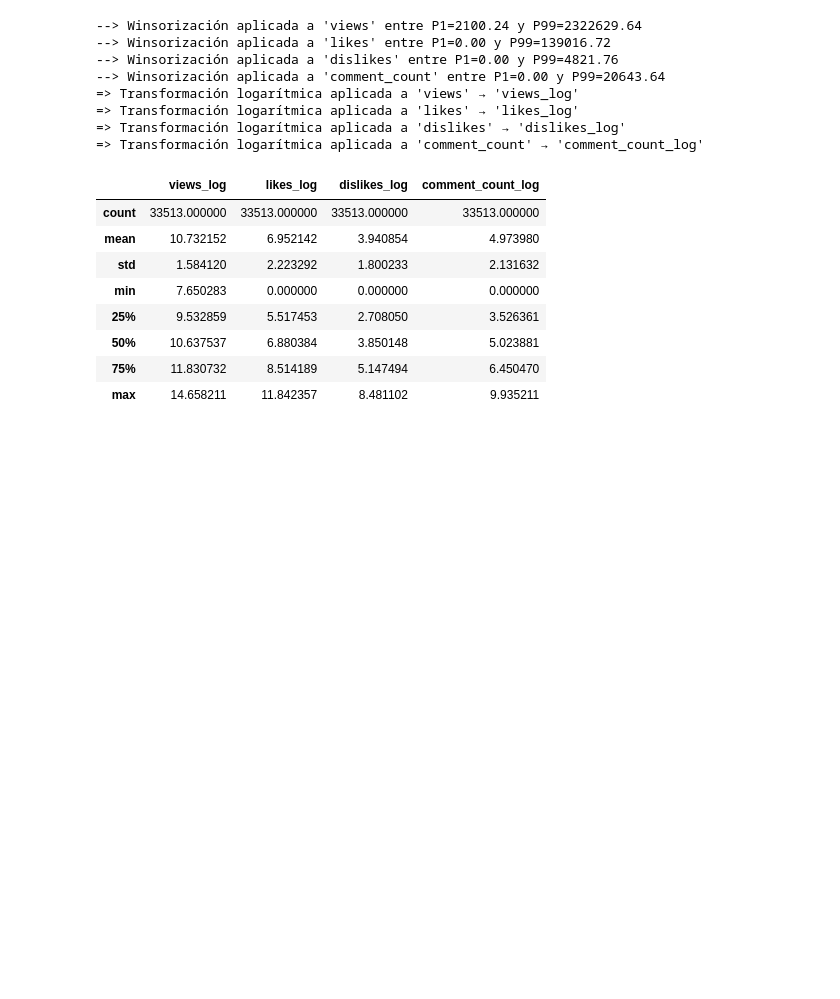
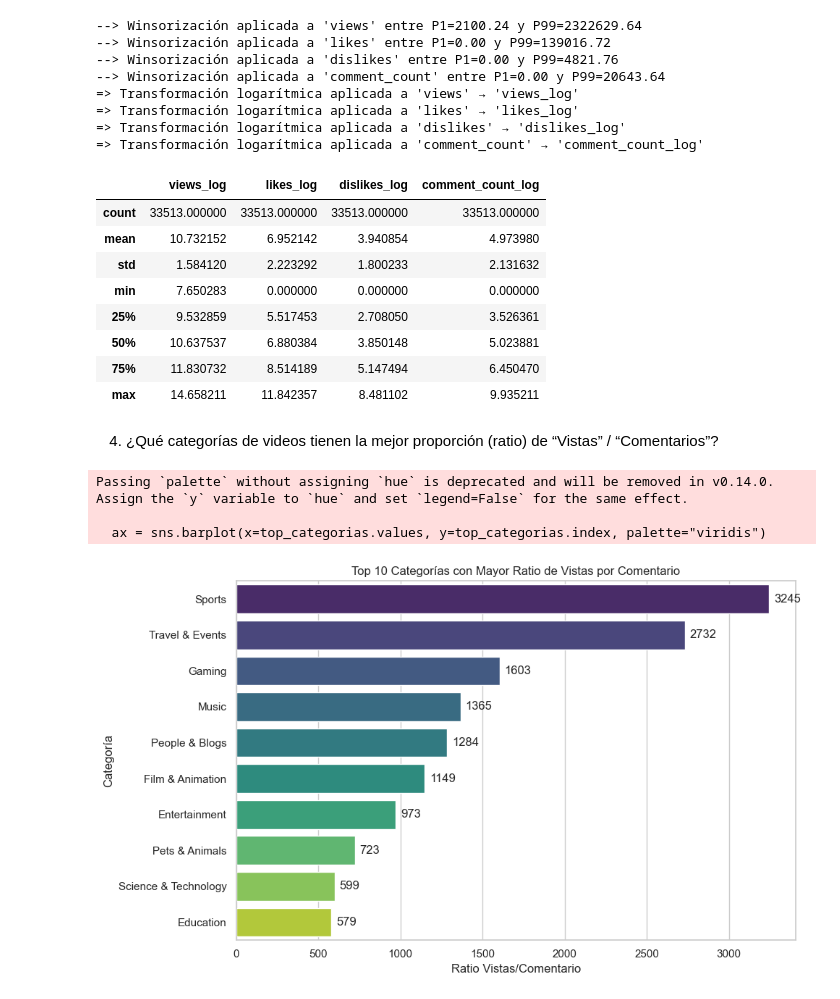
Before and after one commit to TucaraWorld/FDS-2025-1-260, a Jupyter notebook: code/upc-2025-01-260-4-tf.ipynb, the cells around one changed output. Cells and saved outputs as stored; diff of their text form; code cells hidden in the pictures; blank space fills up the shorter version.

```diff
--- a/code/upc-2025-01-260-4-tf.ipynb
+++ b/code/upc-2025-01-260-4-tf.ipynb
@@ -4,7 +4,7 @@ import seaborn as sns
 import matplotlib.pyplot as plt
 import numpy as np
 # %%
-data = pd.read_csv('MXvideos_cc50_202101.csv')
+data = pd.read_csv('../data/MXvideos_cc50_202101.csv')
 # %%
 data_limpia = data.drop_duplicates()
 data_limpia = data_limpia.drop_duplicates(subset='video_id')
@@ -154,3 +154,32 @@ data_limpia[[f'{col}_log' for col in columnas_numericas]].describe()
 | 50% | 10.637537 | 6.880384 | 3.850148 | 5.023881 |
 | 75% | 11.830732 | 8.514189 | 5.147494 | 6.450470 |
 | max | 14.658211 | 11.842357 | 8.481102 | 9.935211 |
+# %% [markdown]
+4. ¿Qué categorías de videos tienen la mejor proporción (ratio) de “Vistas” /
+“Comentarios”?
+# %%
+# Calcular ratio
+data_limpia = data_limpia[data_limpia['comment_count'] > 0]
+data_limpia['views_per_comment'] = data_limpia['views'] / data_limpia['comment_count']
+
+# Agrupar por categoría
+top_categorias = data_limpia.groupby('category_name')['views_per_comment'].mean().dropna().sort_values(ascending=False).head(10)
+
+# Graficar con etiquetas
+plt.figure(figsize=(10, 6))
+ax = sns.barplot(x=top_categorias.values, y=top_categorias.index, palette="viridis")
+plt.title("Top 10 Categorías con Mayor Ratio de Vistas por Comentario")
+plt.xlabel("Ratio Vistas/Comentario")
+plt.ylabel("Categoría")
+
+# Añadir etiquetas numéricas
+for i, valor in enumerate(top_categorias.values):
+    ax.text(valor + 30, i, f"{valor:.0f}", va='center')
+
+plt.tight_layout()
+plt.show()
+# %% [output]
+Passing `palette` without assigning `hue` is deprecated and will be removed in v0.14.0. Assign the `y` variable to `hue` and set `legend=False` for the same effect.
+
+  ax = sns.barplot(x=top_categorias.values, y=top_categorias.index, palette="viridis")
+[figure, added]
```
Also changed, not shown: parts of 8 cells of this notebook.
